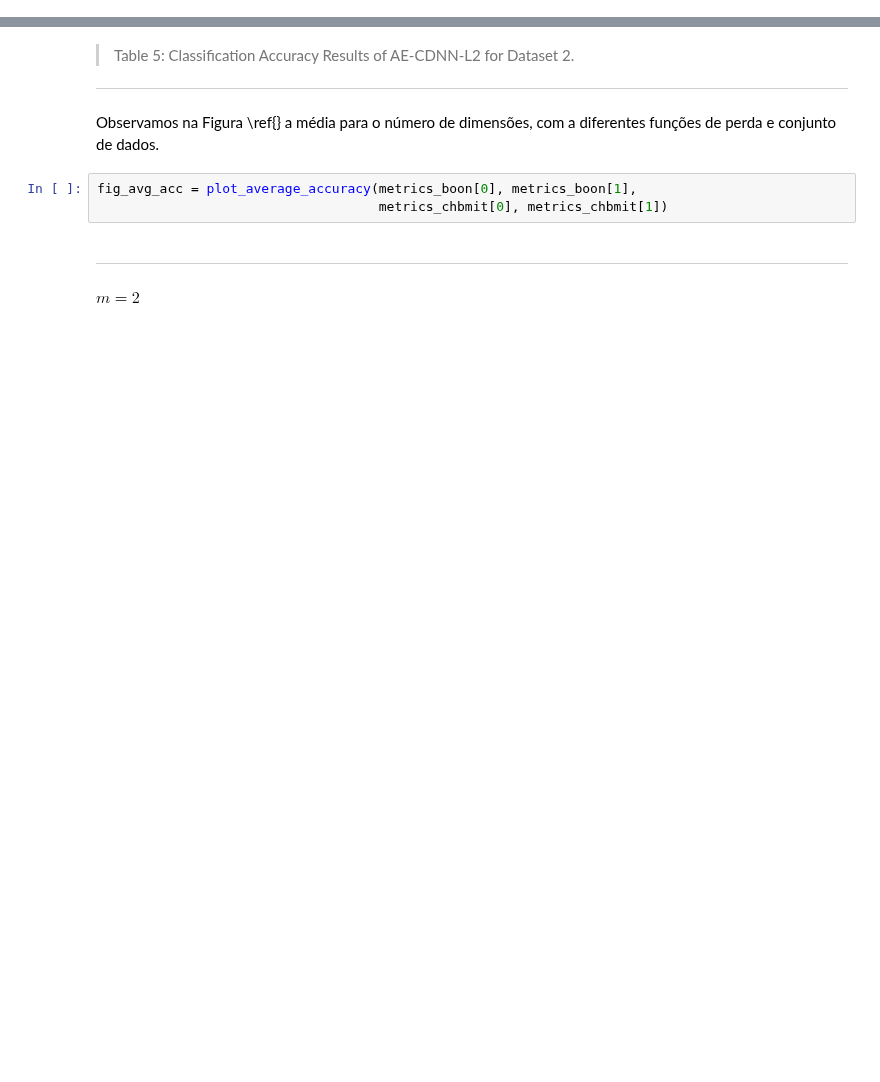
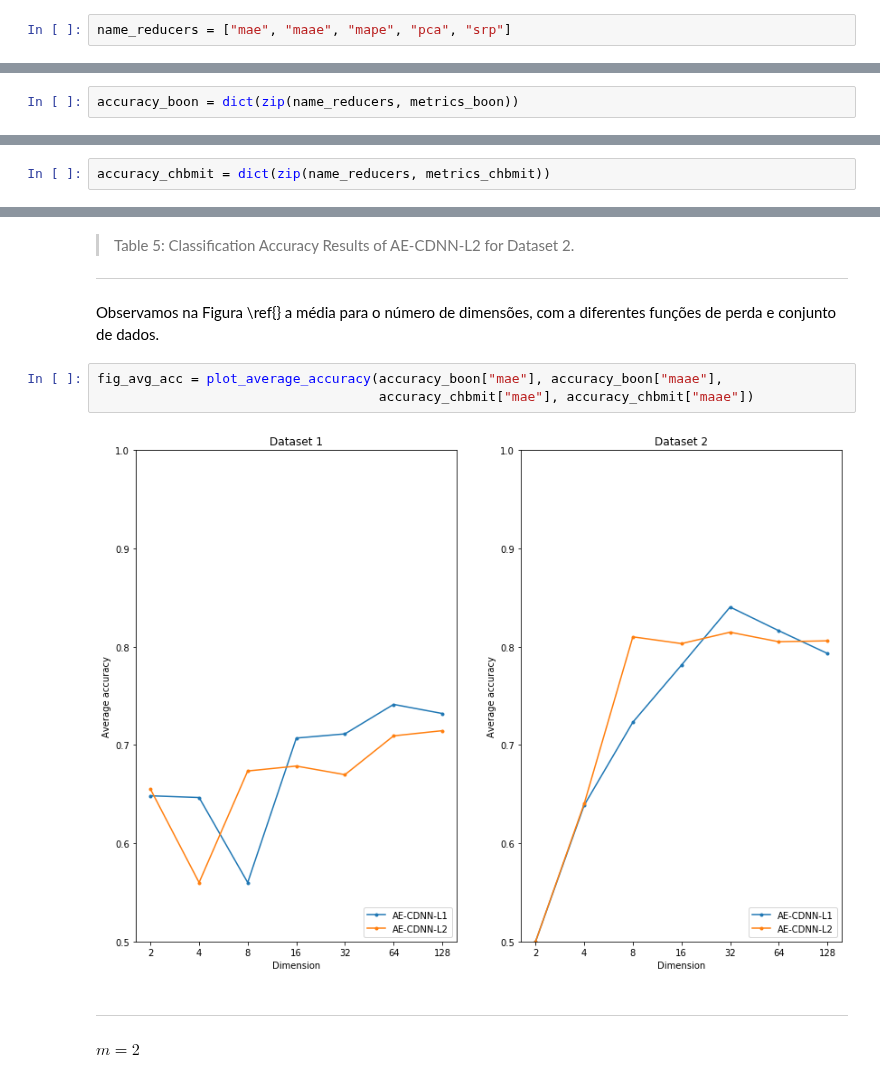
Before and after one commit to bruAristimunha/Re-Deep-Convolution-Neural-Network-and-Autoencoders-Based-Unsupervised-Feature-Learning-of-EEG, a Jupyter notebook: notebook/Jupyter_Paper_Re-Deep Convolution Neural Network and Autoencoders-Based Unsupervised Feature Learning of EEG Signals.ipynb, the cells around one changed output, grey strips where cells are left out. Saved outputs shown, nothing was run; the diff lists cells and outputs as text; blank space fills up the shorter version.

```diff
--- a/notebook/Jupyter_Paper_Re-Deep Convolution Neural Network and Autoencoders-Based Unsupervised Feature Learning of EEG Signals.ipynb
+++ b/notebook/Jupyter_Paper_Re-Deep Convolution Neural Network and Autoencoders-Based Unsupervised Feature Learning of EEG Signals.ipynb
@@ -481,6 +497,8 @@ methods_srp_chbmit = [
 ## 7.6 Classification process (code)
 
 *Bonn University EEG database*
+# %%
+name_reducers = ["mae", "maae", "mape", "pca", "srp"]
 # %%
 metrics_boon = [run_classification(path_dataset=PATH_BOON,
                                    name_type=name_type,
@@ -489,3 +525,5 @@ metrics_boon = [run_classification(path_dataset=PATH_BOON,
+# %%
+accuracy_boon = dict(zip(name_reducers, metrics_boon))
 # %% [markdown]
 *Children's Hospital of Boston EEG database*
 # %%
@@ -496,3 +552,5 @@ metrics_chbmit = [run_classification(path_dataset=PATH_CHBMIT,
+# %%
+accuracy_chbmit = dict(zip(name_reducers, metrics_chbmit))
 # %% [markdown]
 ---
 # %% [markdown]
@@ -530,9 +628,11 @@ table_classification_dimension(metrics_chbmit[1])
 ---
 # %% [markdown]
 Observamos na Figura \ref{} a média para o número de dimensões, com a diferentes funções de perda e conjunto de dados.
-# %%
-fig_avg_acc = plot_average_accuracy(metrics_boon[0], metrics_boon[1],
-                                    metrics_chbmit[0], metrics_chbmit[1])
+# %%
+fig_avg_acc = plot_average_accuracy(accuracy_boon["mae"], accuracy_boon["maae"],
+                                    accuracy_chbmit["mae"], accuracy_chbmit["maae"])
+# %% [output]
+[figure, added]
 # %% [markdown]
 ----
 # %% [markdown]
```
Also changed, not shown: parts of 19 cells of this notebook, 6 other files.
